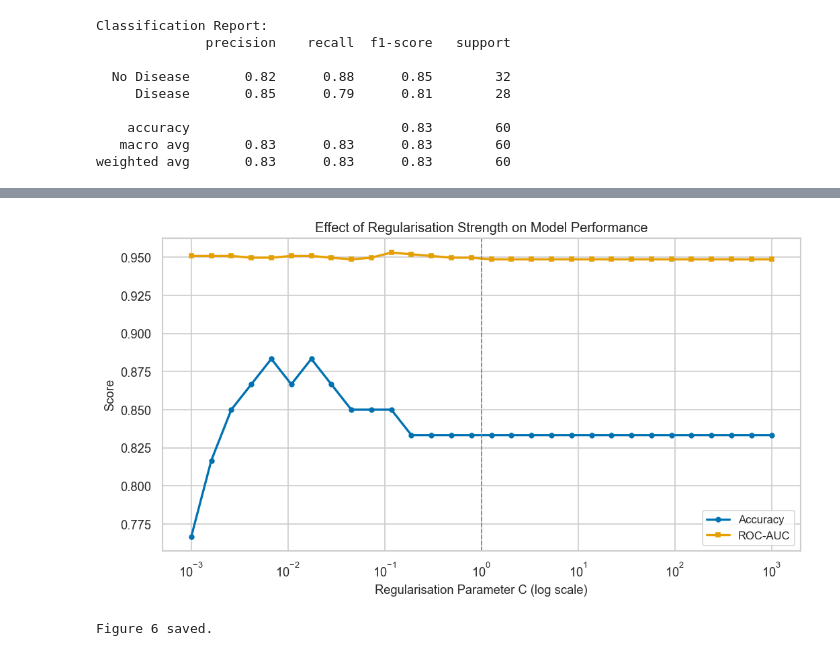
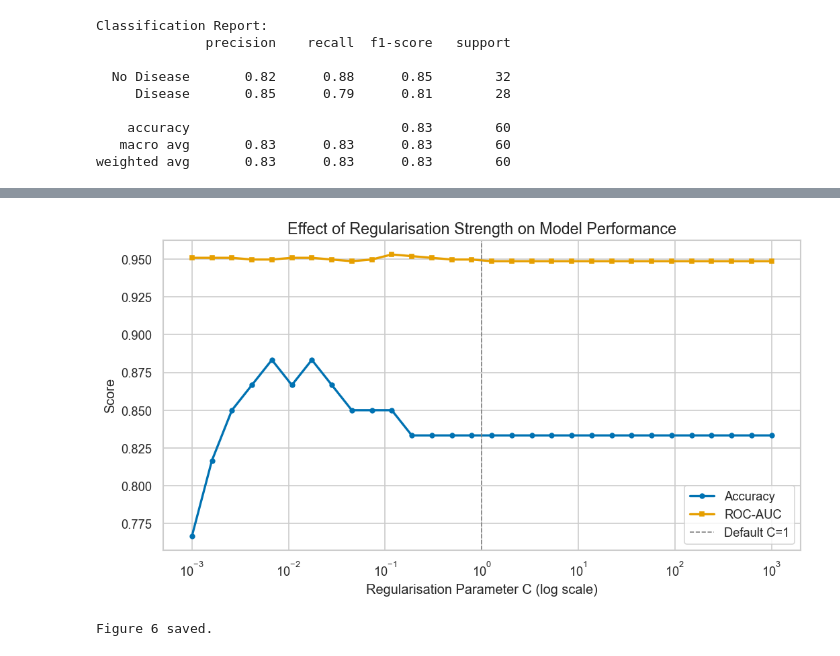
Before and after one commit to mattmessie/Heart-Disease-Prediction-with-Logistic-Regression, a Jupyter notebook: heart_disease_logistic_regression.ipynb, the cells around one changed output, grey strips where cells are left out. Cells and saved outputs as stored; diff of their text form; code cells hidden in the pictures.

```diff
--- a/heart_disease_logistic_regression.ipynb
+++ b/heart_disease_logistic_regression.ipynb
@@ -25,5 +28,4 @@ In this tutorial, we apply Logistic Regression to predict the presence of heart
 # %%
-
 !pip install pandas numpy matplotlib seaborn scikit-learn ucimlrepo -q
 
 import pandas as pd
@@ -37,6 +39,8 @@ from ucimlrepo import fetch_ucirepo
 from sklearn.model_selection import train_test_split, cross_val_score
 from sklearn.preprocessing import StandardScaler
 from sklearn.linear_model import LogisticRegression
+from sklearn.ensemble import RandomForestClassifier
+from sklearn.svm import SVC
 from sklearn.metrics import (
     accuracy_score, classification_report, confusion_matrix,
     roc_auc_score, roc_curve, ConfusionMatrixDisplay
@@ -45,10 +49,20 @@ from sklearn.metrics import (
 import warnings
 warnings.filterwarnings('ignore')
 
-# Accessibility: use a colourblind-friendly palette throughout
+# Colourblind-safe palette (Wong 2011, Nature Methods)
 CB_PALETTE = ['#0072B2', '#E69F00', '#009E73', '#D55E00', '#CC79A7', '#56B4E9', '#F0E442']
 sns.set_theme(style='whitegrid', palette=CB_PALETTE)
-plt.rcParams['figure.dpi'] = 120
+
+# Enforce minimum 12pt font and consistent sizing across all figures
+plt.rcParams.update({
+    'figure.dpi':      120,
+    'font.size':       12,
+    'axes.titlesize':  14,
+    'axes.labelsize':  12,
+    'xtick.labelsize': 11,
+    'ytick.labelsize': 11,
+    'legend.fontsize': 11,
+})
 
 RANDOM_STATE = 42
 print('Libraries loaded successfully.')
@@ -338,27 +361,31 @@ The hyperparameter **C** controls regularisation: a smaller C means stronger reg
 # %%
 C_values = np.logspace(-3, 3, 30)
 accuracies, aucs = [], []
 
 for C in C_values:
     m = LogisticRegression(C=C, max_iter=1000, random_state=RANDOM_STATE)
     m.fit(X_train_scaled, y_train)
     accuracies.append(accuracy_score(y_test, m.predict(X_test_scaled)))
     aucs.append(roc_auc_score(y_test, m.predict_proba(X_test_scaled)[:, 1]))
 
+# Figure 6: Regularisation effect
+# Accessibility: two colours + distinct markers (circle vs square)
 fig, ax = plt.subplots(figsize=(9, 5))
-ax.plot(C_values, accuracies, color=CB_PALETTE[0], lw=2, marker='o', markersize=4, label='Accuracy')
-ax.plot(C_values, aucs,       color=CB_PALETTE[1], lw=2, marker='s', markersize=4, label='ROC-AUC')
+ax.plot(C_values, accuracies, color=CB_PALETTE[0], lw=2,
+        marker='o', markersize=4, label='Accuracy')
+ax.plot(C_values, aucs, color=CB_PALETTE[1], lw=2,
+        marker='s', markersize=4, label='ROC-AUC')
 ax.set_xscale('log')
-ax.set_xlabel('Regularisation Parameter C (log scale)', fontsize=11)
-ax.set_ylabel('Score', fontsize=11)
-ax.set_title('Effect of Regularisation Strength on Model Performance', fontsize=12)
-ax.legend(fontsize=10)
+ax.set_xlabel('Regularisation Parameter C (log scale)')
+ax.set_ylabel('Score')
+ax.set_title('Effect of Regularisation Strength on Model Performance')
 ax.axvline(1.0, color='grey', linestyle='--', lw=1, label='Default C=1')
+ax.legend()
 
 plt.tight_layout()
 plt.savefig('fig6_regularisation_effect.png', bbox_inches='tight')
 plt.show()
 print('Figure 6 saved.')
 # %% [output]
-[figure, old version]
+[figure, new version]
 Figure 6 saved.
```
Also changed, not shown: parts of 25 cells of this notebook.
